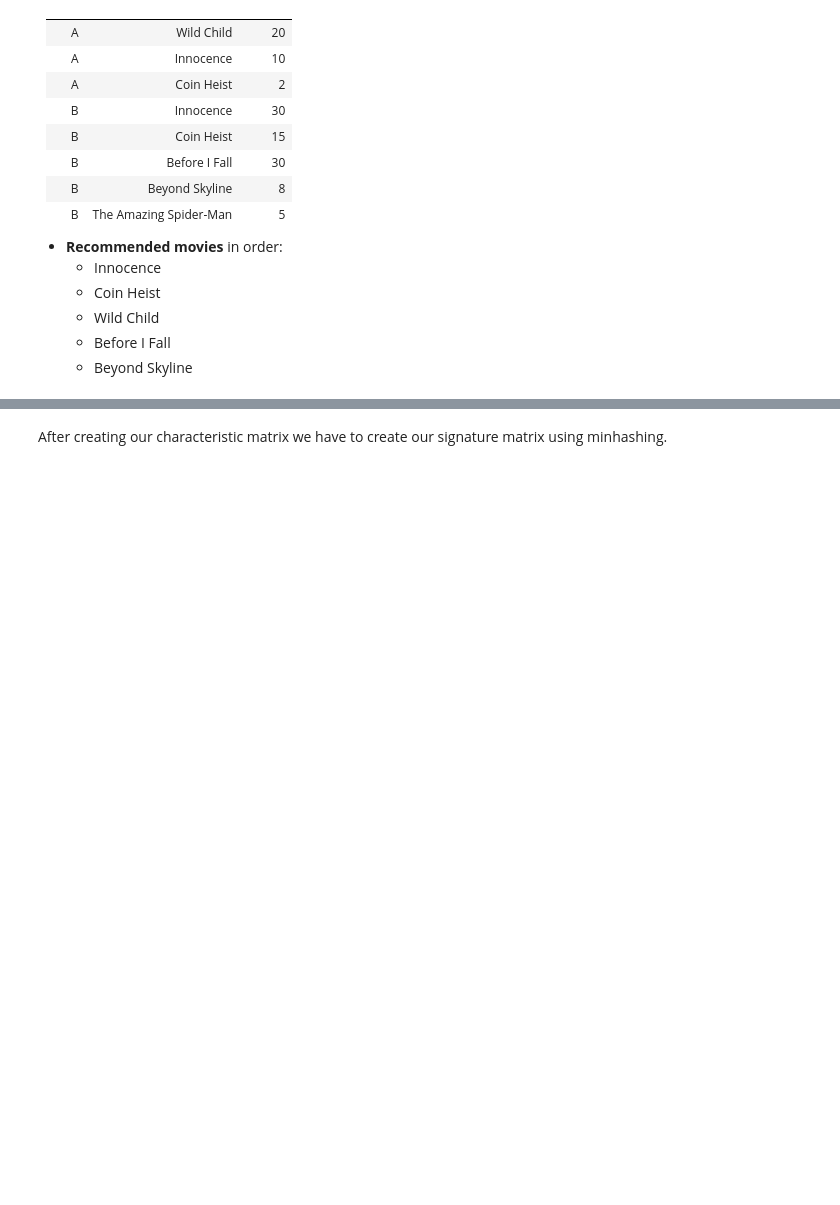
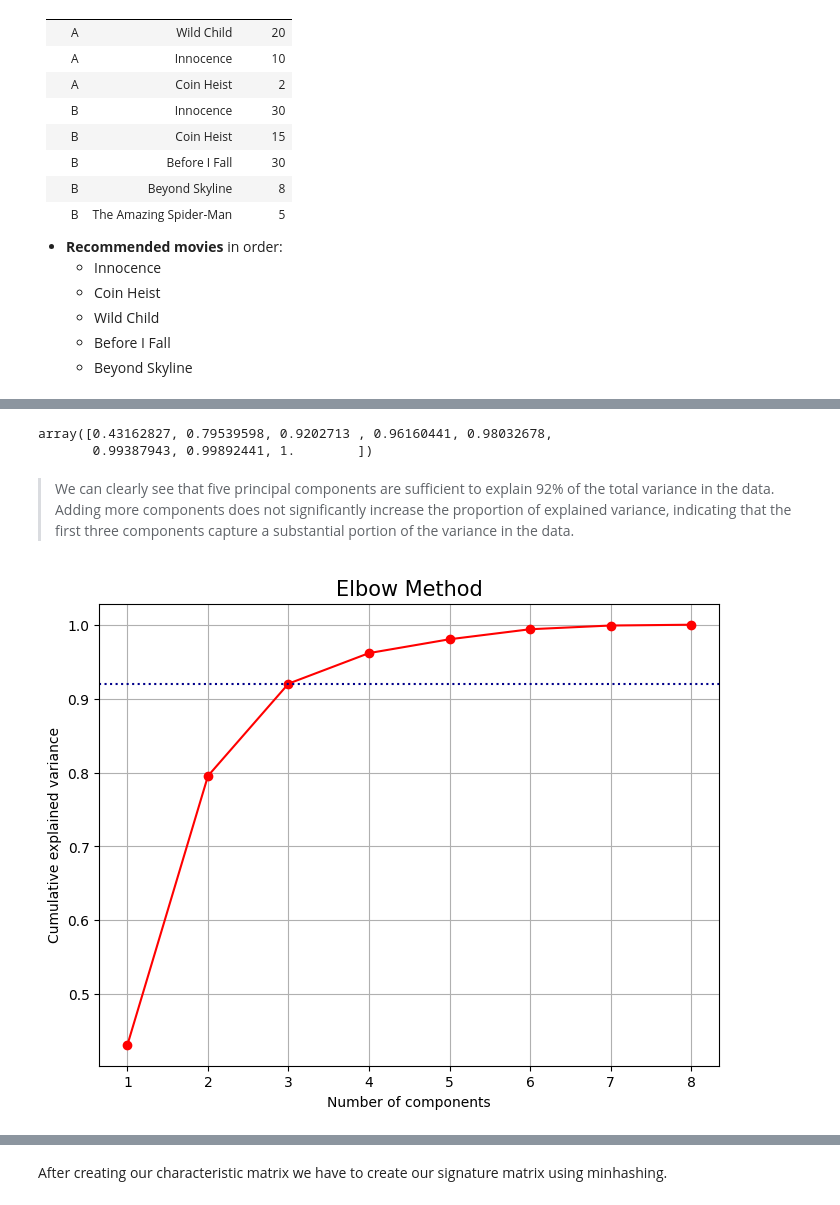
Before and after one commit to do3-173/ADM_HW4, a Jupyter notebook: main.ipynb, the cells around one changed output, grey strips where cells are left out. Drawn from its saved outputs; the diff is of its cells as text; code cells hidden in the pictures; blank space fills up the shorter version.

```diff
--- a/main.ipynb
+++ b/main.ipynb
@@ -69,0 +1311,19 @@ netflix_df = pd.read_csv(r'C:\Users\ahmad\Desktop\sap\adm\HW4\archive (1)\vodcli
+# %%
+explained_variance = np.cumsum(pca.explained_variance_ratio_)
+explained_variance
+# %% [output]
+array([0.43162827, 0.79539598, 0.9202713 , 0.96160441, 0.98032678,
+       0.99387943, 0.99892441, 1.        ])
+# %% [markdown]
+> We can clearly see that five principal components are sufficient to explain 92% of the total variance in the data. Adding more components does not significantly increase the proportion of explained variance, indicating that the first three components capture a substantial portion of the variance in the data.
+# %%
+plt.figure(figsize=(8, 6))
+plt.plot(components, explained_variance, 'ro-')
+plt.axhline(y=0.92, color='darkblue', linestyle='dotted') #cumulative variance explained by 3 components
+plt.xlabel('Number of components')
+plt.ylabel('Cumulative explained variance')
+plt.title('Elbow Method', fontsize = 15)
+plt.grid()
+plt.show()
+# %% [output]
+[figure, added]
```
Also changed, not shown: parts of 193 cells of this notebook, 8 other files.
